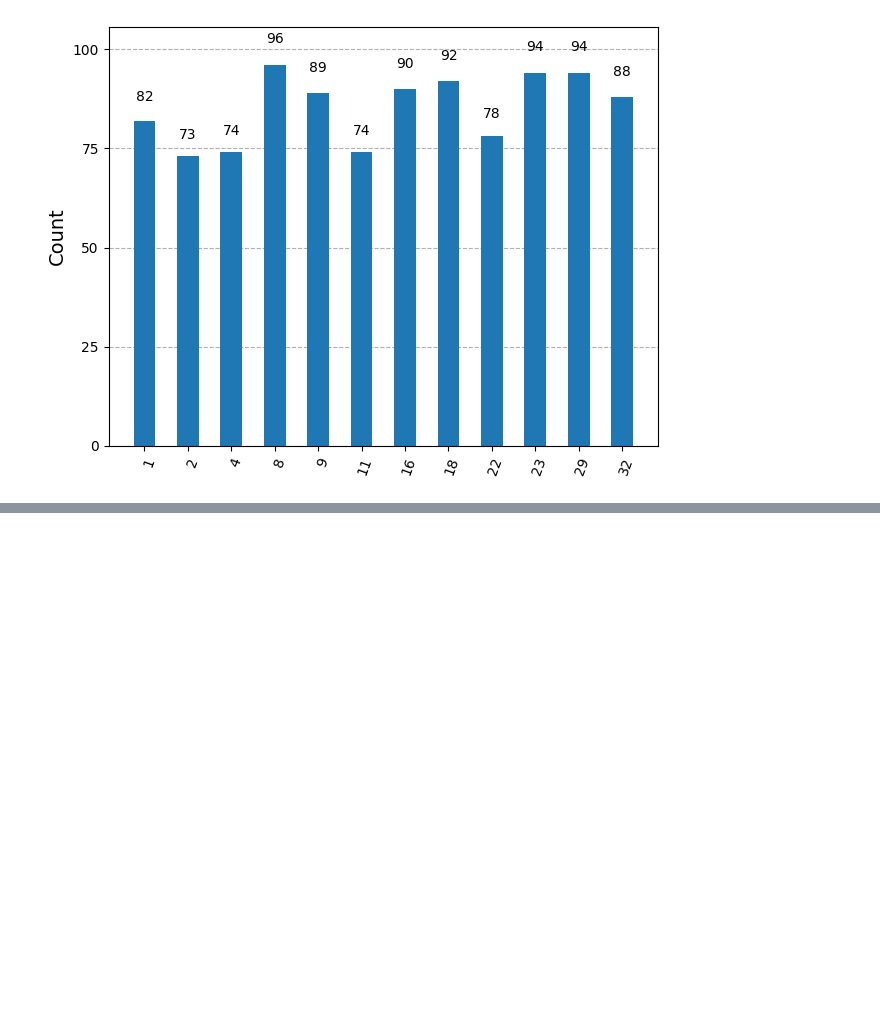
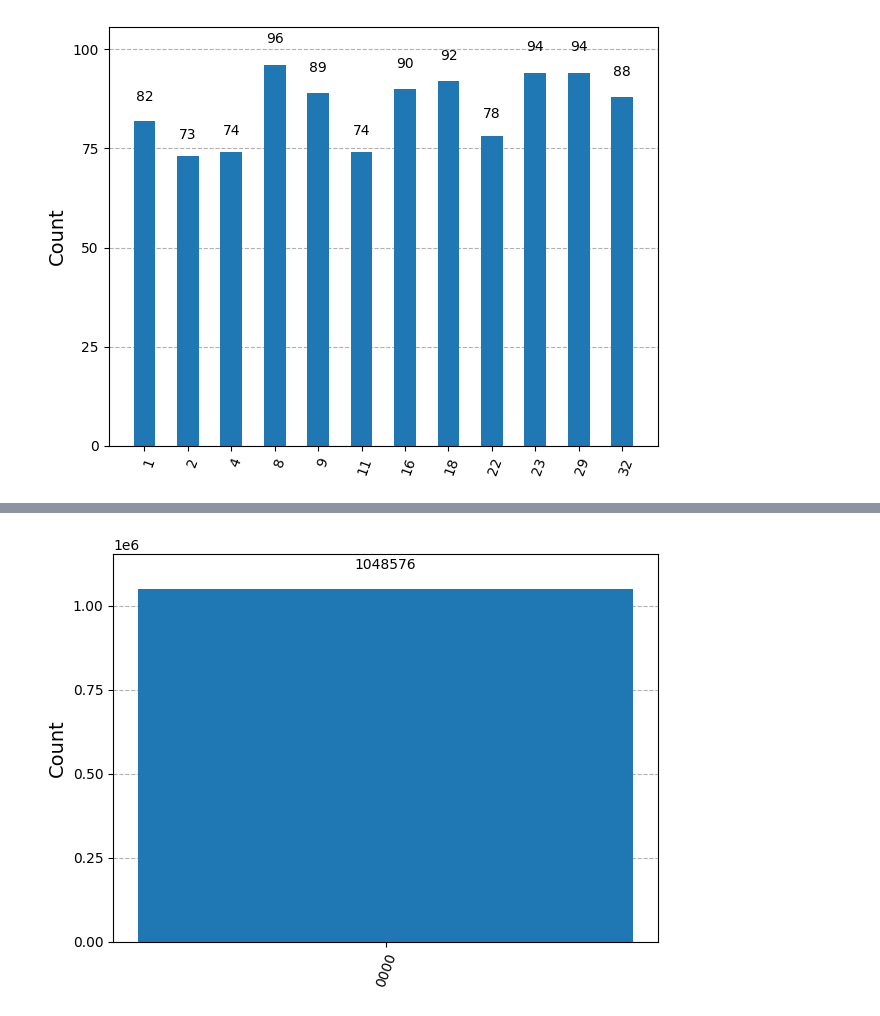
Before and after one commit to Flirm/quantum-circuits-implementation, a Jupyter notebook: implementations/windowed_arithmetic/notebooks/table_lookup.ipynb, the cells around one changed output, grey strips where cells are left out. Cells and saved outputs as stored; diff of their text form; code cells hidden in the pictures; blank space fills up the shorter version.

```diff
--- a/implementations/windowed_arithmetic/notebooks/table_lookup.ipynb
+++ b/implementations/windowed_arithmetic/notebooks/table_lookup.ipynb
@@ -2342,0 +2372,16 @@ plot_histogram(counts)
+# %%
+from qiskit_aer import AerSimulator
+from qiskit import transpile
+from qiskit.visualization import plot_histogram
+
+simulator_aer = AerSimulator()
+
+qc_aer = transpile(qc, backend=simulator_aer)
+
+job = simulator_aer.run(qc_aer, shots=(1<<20))
+job_result = job.result()
+counts = job_result.get_counts(qc_aer)
+
+plot_histogram(counts)
+# %% [output]
+[figure, added]
```
Also changed, not shown: parts of 4 cells of this notebook.
